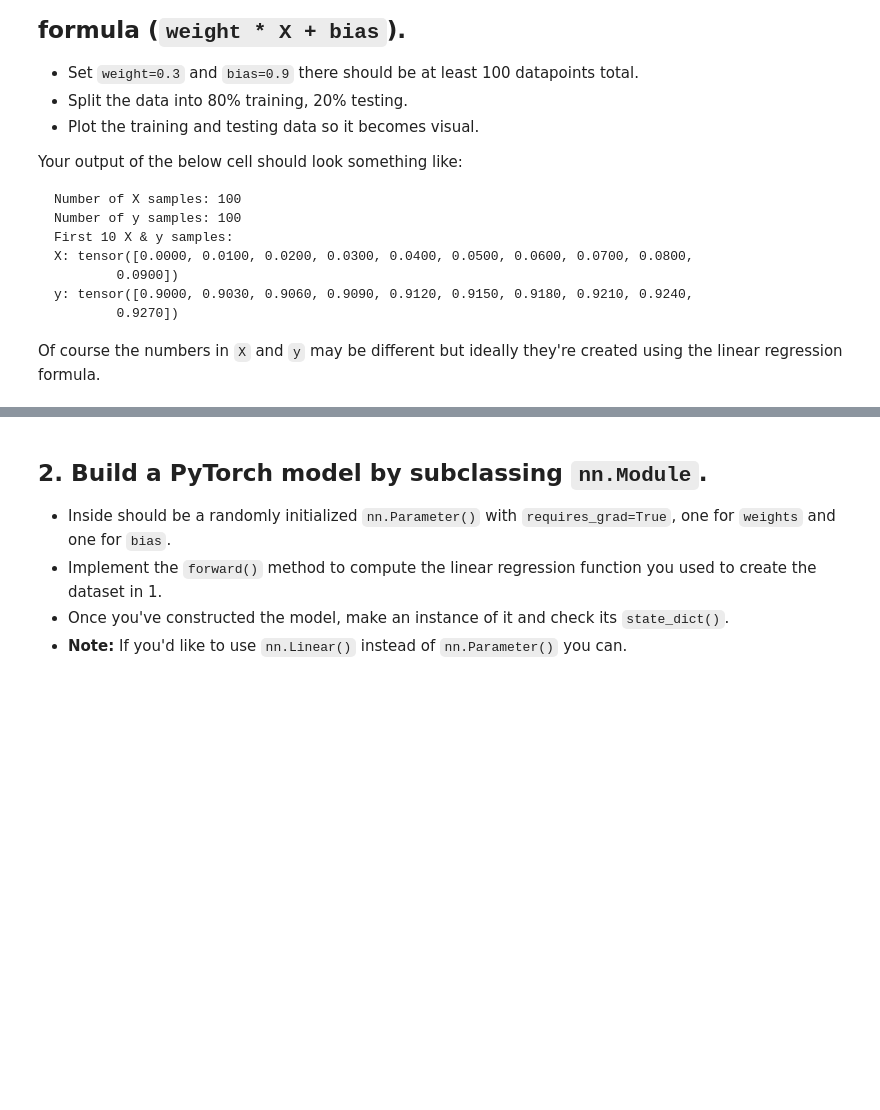
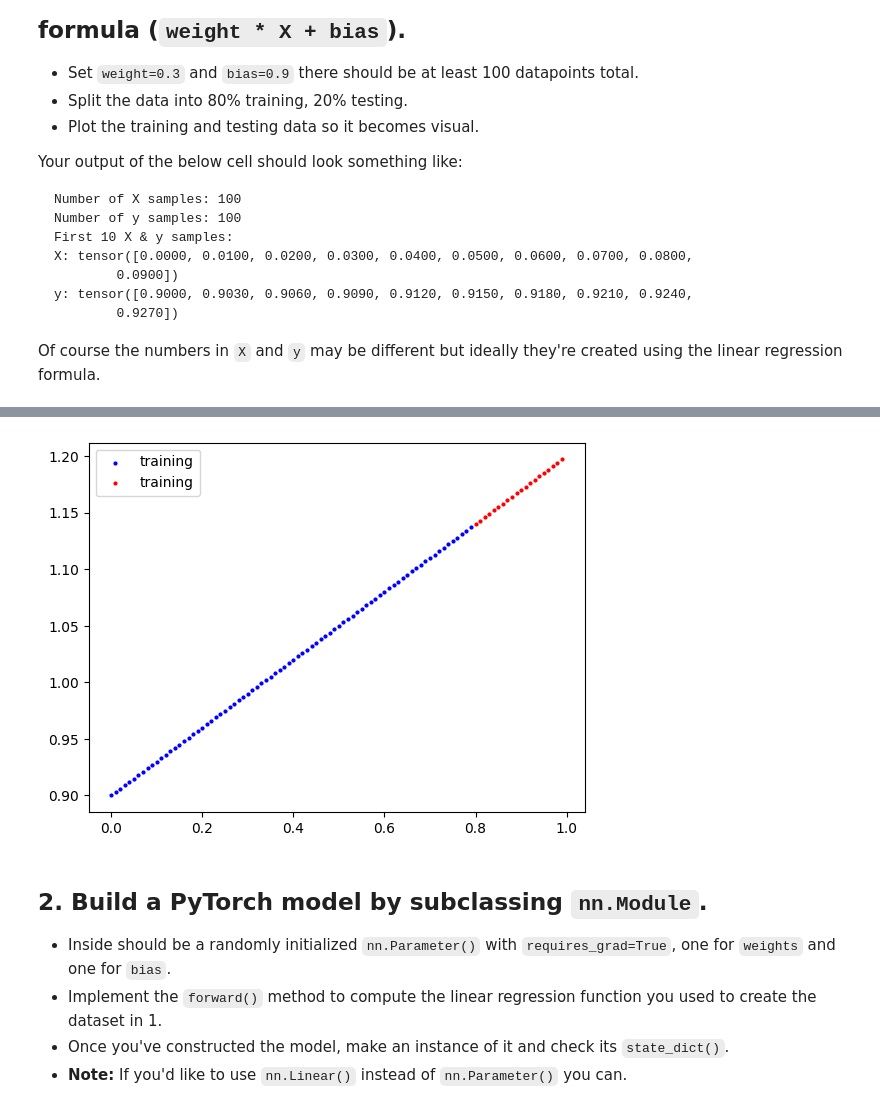
Before and after one commit to johnnybinh/kaggle_notebook, a Jupyter notebook: pytorch_workflow_exercises.ipynb, the cells around one changed output, grey strips where cells are left out. Drawn from its saved outputs; the diff is of its cells as text; code cells hidden in the pictures; blank space fills up the shorter version.

```diff
--- a/pytorch_workflow_exercises.ipynb
+++ b/pytorch_workflow_exercises.ipynb
@@ -34,10 +38,12 @@ y: tensor([0.9000, 0.9030, 0.9060, 0.9090, 0.9120, 0.9150, 0.9180, 0.9210, 0.924
 Of course the numbers in `X` and `y` may be different but ideally they're created using the linear regression formula.
 # %%
 # Create the data parameters
-
+bias = 0.9
+weight = 0.3
 
 # Make X and y using linear regression feature
-
+X = torch.arange(0,1,0.01).unsqueeze(1)
+y = weight*X+bias
 
 print(f"Number of X samples: {len(X)}")
 print(f"Number of y samples: {len(y)}")
@@ -45,2 +69,6 @@ print(f"First 10 X & y samples:\nX: {X[:10]}\ny: {y[:10]}")
 # %%
 # Split the data into training and testing
+
+split = int(0.8*(len(X)))
+X_train, y_train = X[:split],y[:split]
+X_test, y_test = X[split:],y[split:]
@@ -49,3 +75,16 @@ print(f"First 10 X & y samples:\nX: {X[:10]}\ny: {y[:10]}")
+# %%
+# Plot the training and testing data
+def plot_fn(xtrain= X_train, ytrain = y_train,xtest= X_test,ytest=y_test):
+
+    plt.scatter(xtrain,ytrain,c='b',s=4, label='training')
+    plt.scatter(xtest,ytest,c='r',s=4, label='training')
+
+    plt.legend()
+    plt.plot()
+
+plot_fn()
+# %% [output]
+[figure, added]
 # %% [markdown]
 ## 2. Build a PyTorch model by subclassing `nn.Module`.
   * Inside should be a randomly initialized `nn.Parameter()` with `requires_grad=True`, one for `weights` and one for `bias`.
```
Also changed, not shown: parts of 13 cells of this notebook.
